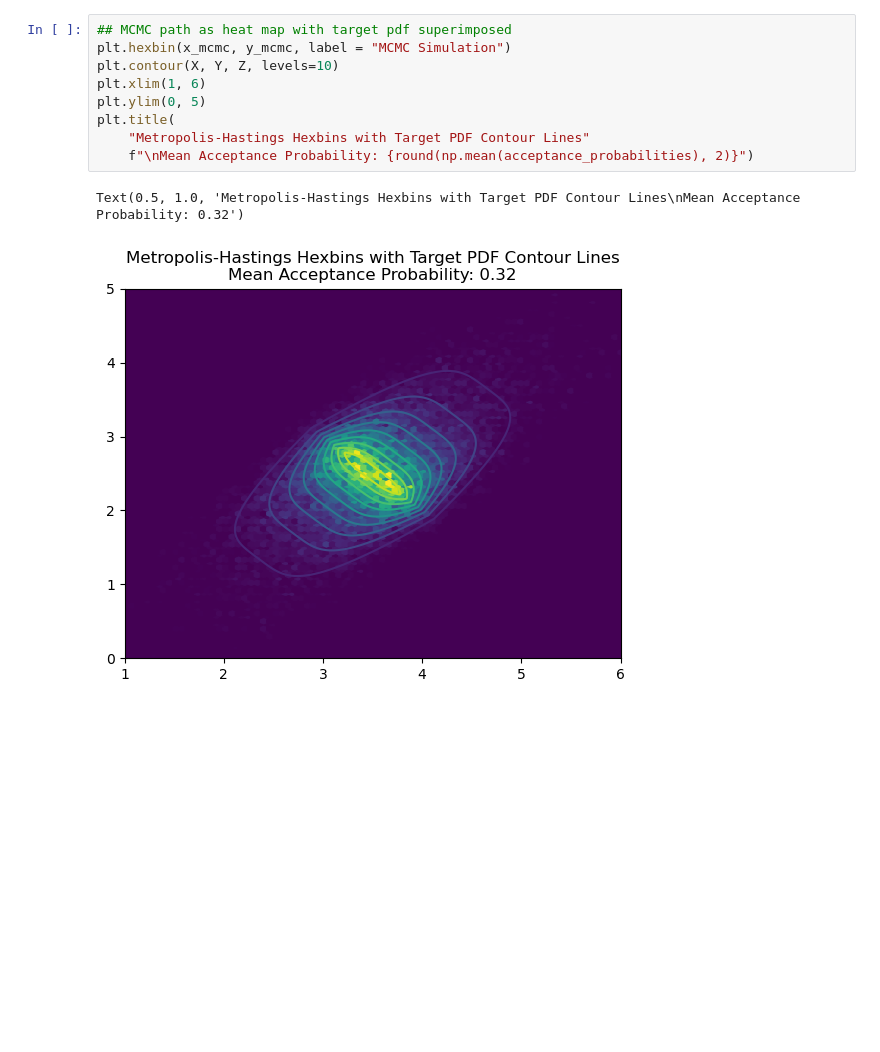
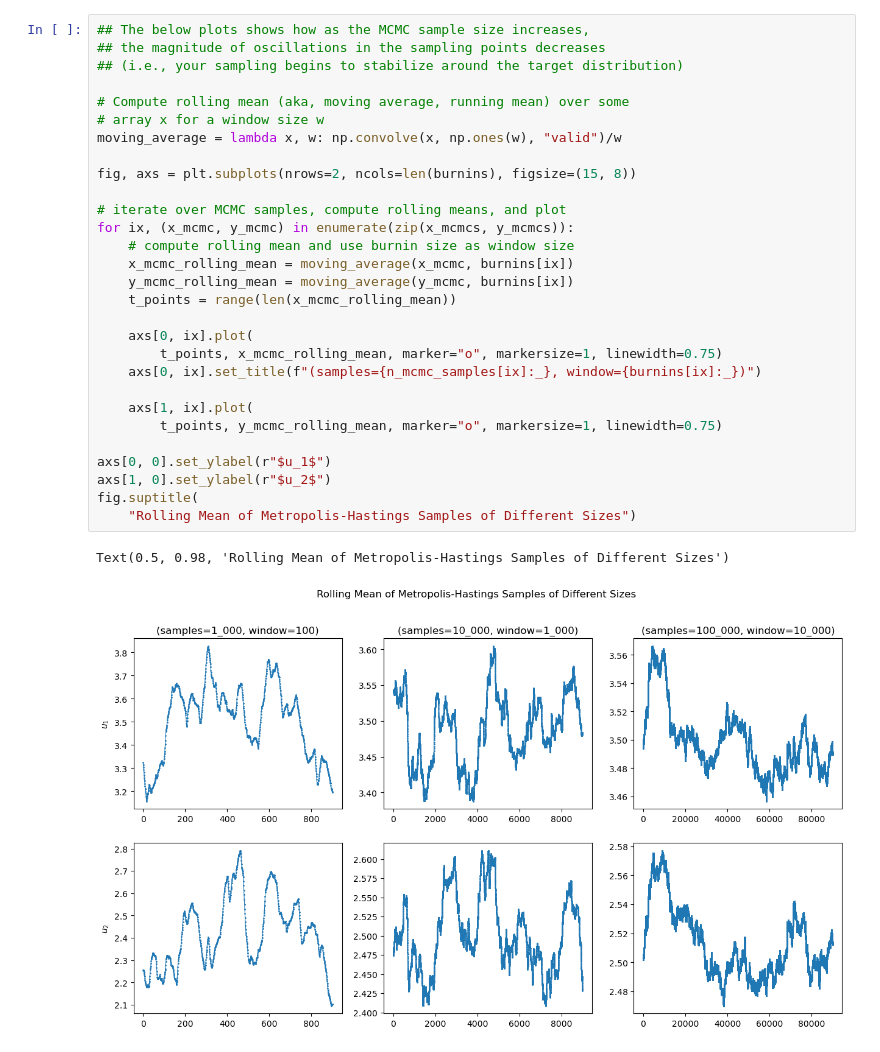
Before and after one commit to NiklasSchaaf/UQ_2023, a Jupyter notebook: homework_8/hw8_jf.ipynb, the cells around one changed output. Cells and saved outputs as stored; diff of their text form; blank space fills up the shorter version.

```diff
--- a/homework_8/hw8_jf.ipynb
+++ b/homework_8/hw8_jf.ipynb
@@ -51,12 +50,32 @@ Text(0.5, 1.0, 'Target PDF Contour Plot')
-# %%
-## MCMC path as heat map with target pdf superimposed
-plt.hexbin(x_mcmc, y_mcmc, label = "MCMC Simulation")
-plt.contour(X, Y, Z, levels=10)
-plt.xlim(1, 6)
-plt.ylim(0, 5)
-plt.title(
-    "Metropolis-Hastings Hexbins with Target PDF Contour Lines"
-    f"\nMean Acceptance Probability: {round(np.mean(acceptance_probabilities), 2)}")
-# %% [output]
-Text(0.5, 1.0, 'Metropolis-Hastings Hexbins with Target PDF Contour Lines\nMean Acceptance Probability: 0.32')
-[figure, removed]
+# %%
+## The below plots shows how as the MCMC sample size increases,
+## the magnitude of oscillations in the sampling points decreases
+## (i.e., your sampling begins to stabilize around the target distribution)
+
+# Compute rolling mean (aka, moving average, running mean) over some
+# array x for a window size w
+moving_average = lambda x, w: np.convolve(x, np.ones(w), "valid")/w
+
+fig, axs = plt.subplots(nrows=2, ncols=len(burnins), figsize=(15, 8))
+
+# iterate over MCMC samples, compute rolling means, and plot
+for ix, (x_mcmc, y_mcmc) in enumerate(zip(x_mcmcs, y_mcmcs)):
+    # compute rolling mean and use burnin size as window size
+    x_mcmc_rolling_mean = moving_average(x_mcmc, burnins[ix])
+    y_mcmc_rolling_mean = moving_average(y_mcmc, burnins[ix])
+    t_points = range(len(x_mcmc_rolling_mean))
+
+    axs[0, ix].plot(
+        t_points, x_mcmc_rolling_mean, marker="o", markersize=1, linewidth=0.75)
+    axs[0, ix].set_title(f"(samples={n_mcmc_samples[ix]:_}, window={burnins[ix]:_})")
+
+    axs[1, ix].plot(
+        t_points, y_mcmc_rolling_mean, marker="o", markersize=1, linewidth=0.75)
+
+axs[0, 0].set_ylabel(r"$u_1$")
+axs[1, 0].set_ylabel(r"$u_2$")
+fig.suptitle(
+    "Rolling Mean of Metropolis-Hastings Samples of Different Sizes")
+# %% [output]
+Text(0.5, 0.98, 'Rolling Mean of Metropolis-Hastings Samples of Different Sizes')
+[figure, added]
```
Also changed, not shown: parts of 3 cells of this notebook.
